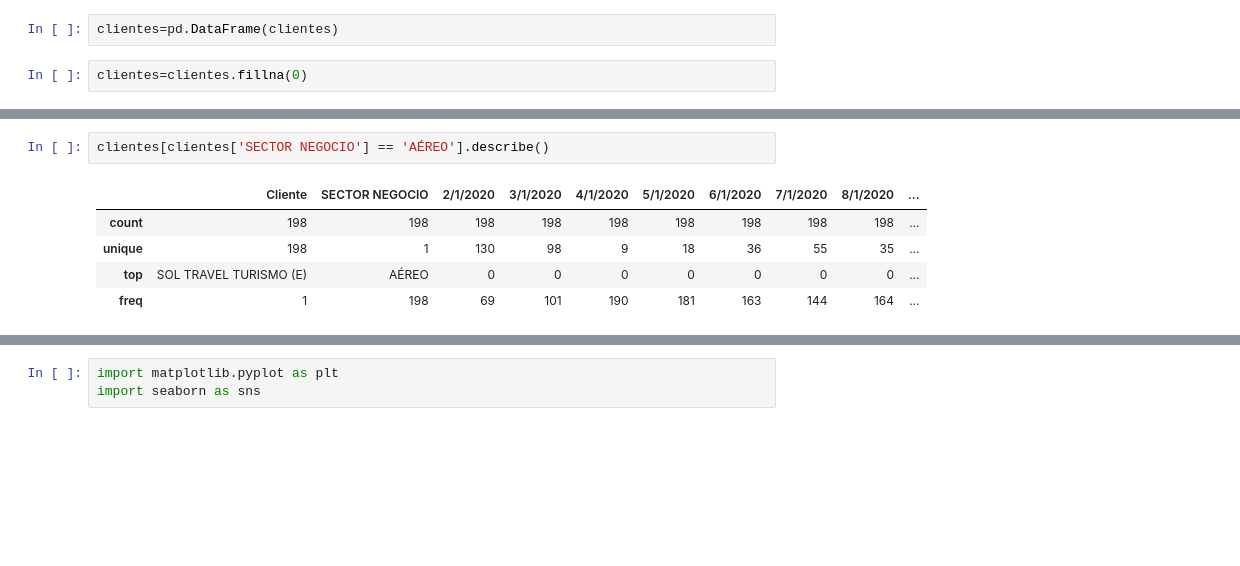
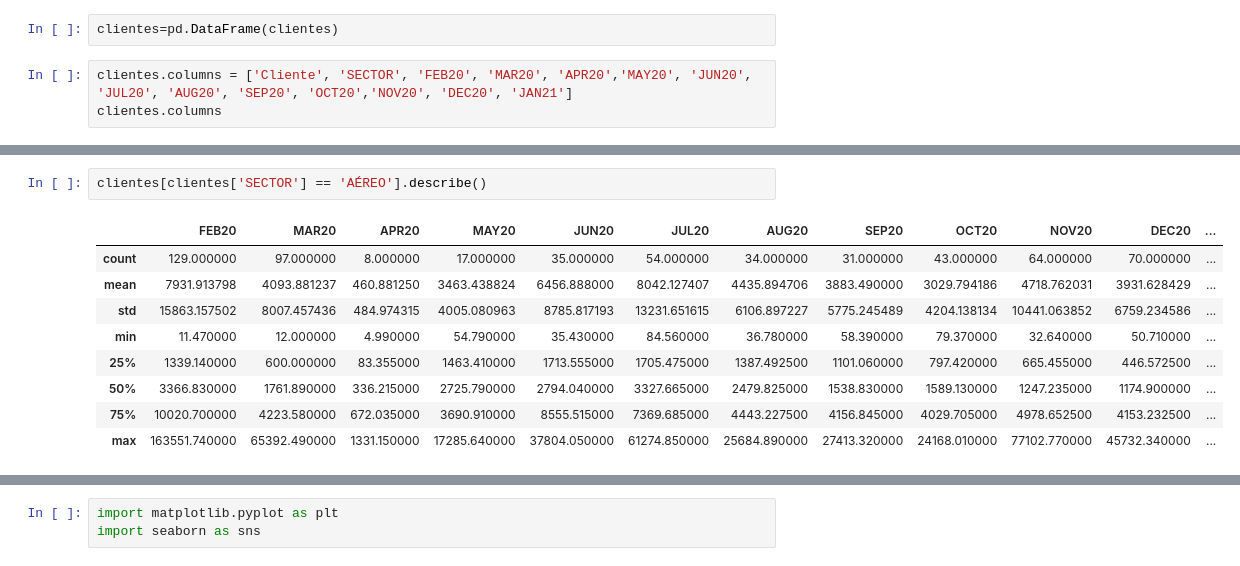
Before and after one commit to MarcoCenturion/Bash_data_analytics, a Jupyter notebook: Ventas Delfos por vertical.ipynb, the cells around one changed output, grey strips where cells are left out. Drawn from its saved outputs; the diff is of its cells as text; blank space fills up the shorter version.

```diff
--- a/Ventas Delfos por vertical.ipynb
+++ b/Ventas Delfos por vertical.ipynb
@@ -35,4 +20,5 @@ clientes.describe()
 # %%
 clientes=pd.DataFrame(clientes)
-# %%
-clientes=clientes.fillna(0)
+# %%
+clientes.columns = ['Cliente', 'SECTOR', 'FEB20', 'MAR20', 'APR20','MAY20', 'JUN20', 'JUL20', 'AUG20', 'SEP20', 'OCT20','NOV20', 'DEC20', 'JAN21']
+clientes.columns
@@ -64,9 +94,13 @@ Unnamed: 16       FrecuenteFrecuenteFrecuenteFrecuenteFrecuenteF...
 dtype: object
 # %%
-clientes[clientes['SECTOR NEGOCIO'] == 'AÉREO'].describe()
+clientes[clientes['SECTOR'] == 'AÉREO'].describe()
 # %% [output]
-|  | Cliente | SECTOR NEGOCIO | 2/1/2020 | 3/1/2020 | 4/1/2020 | 5/1/2020 | 6/1/2020 | 7/1/2020 | 8/1/2020 | ... |
-| count | 198 | 198 | 198 | 198 | 198 | 198 | 198 | 198 | 198 | ... |
-| unique | 198 | 1 | 130 | 98 | 9 | 18 | 36 | 55 | 35 | ... |
-| top | SOL TRAVEL TURISMO (E) | AÉREO | 0 | 0 | 0 | 0 | 0 | 0 | 0 | ... |
-| freq | 1 | 198 | 69 | 101 | 190 | 181 | 163 | 144 | 164 | ... |
+|  | FEB20 | MAR20 | APR20 | MAY20 | JUN20 | JUL20 | AUG20 | SEP20 | OCT20 | NOV20 | DEC20 | ... |
+| count | 129.000000 | 97.000000 | 8.000000 | 17.000000 | 35.000000 | 54.000000 | 34.000000 | 31.000000 | 43.000000 | 64.000000 | 70.000000 | ... |
+| mean | 7931.913798 | 4093.881237 | 460.881250 | 3463.438824 | 6456.888000 | 8042.127407 | 4435.894706 | 3883.490000 | 3029.794186 | 4718.762031 | 3931.628429 | ... |
+| std | 15863.157502 | 8007.457436 | 484.974315 | 4005.080963 | 8785.817193 | 13231.651615 | 6106.897227 | 5775.245489 | 4204.138134 | 10441.063852 | 6759.234586 | ... |
+| min | 11.470000 | 12.000000 | 4.990000 | 54.790000 | 35.430000 | 84.560000 | 36.780000 | 58.390000 | 79.370000 | 32.640000 | 50.710000 | ... |
+| 25% | 1339.140000 | 600.000000 | 83.355000 | 1463.410000 | 1713.555000 | 1705.475000 | 1387.492500 | 1101.060000 | 797.420000 | 665.455000 | 446.572500 | ... |
+| 50% | 3366.830000 | 1761.890000 | 336.215000 | 2725.790000 | 2794.040000 | 3327.665000 | 2479.825000 | 1538.830000 | 1589.130000 | 1247.235000 | 1174.900000 | ... |
+| 75% | 10020.700000 | 4223.580000 | 672.035000 | 3690.910000 | 8555.515000 | 7369.685000 | 4443.227500 | 4156.845000 | 4029.705000 | 4978.652500 | 4153.232500 | ... |
+| max | 163551.740000 | 65392.490000 | 1331.150000 | 17285.640000 | 37804.050000 | 61274.850000 | 25684.890000 | 27413.320000 | 24168.010000 | 77102.770000 | 45732.340000 | ... |
```
Also changed, not shown: parts of 21 cells of this notebook, 2 other files.
